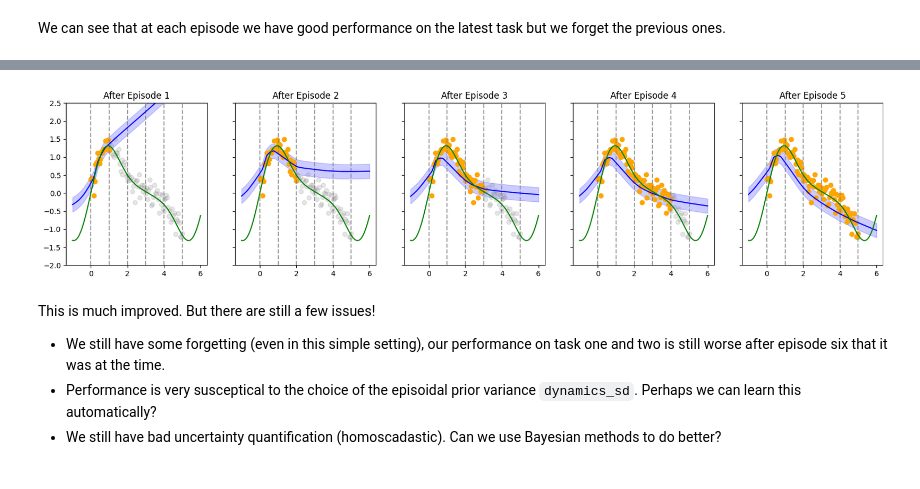
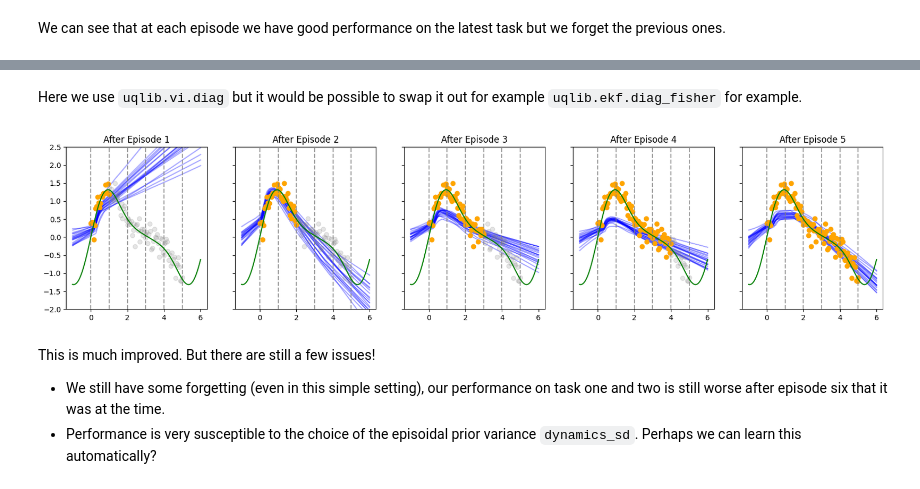
Before and after one commit to normal-computing/posteriors, a Jupyter notebook: examples/continual_regression.ipynb, the cells around one changed output, grey strips where cells are left out. Drawn from its saved outputs; the diff is of its cells as text; code cells hidden in the pictures.

Commit message:
Rewrite continual regression notebook

```diff
--- a/examples/continual_regression.ipynb
+++ b/examples/continual_regression.ipynb
@@ -152,6 +141,0 @@ def train_for_continual_map(model, dataloader, previous_params, n_epochs=100):
-# %%
-mlp.load_state_dict(trained_params[0]);
-continual_trained_params = [copy.deepcopy(trained_params[0])]
-for i in range(1, n_episodes):
-    train_for_continual_map(mlp, dataloaders[i], continual_trained_params[i-1])
-    continual_trained_params += [copy.deepcopy(mlp.state_dict())]
@@ -158,16 +146,49 @@ for i in range(1, n_episodes):
+# %%
+transition_sd = 0.3
+# %%
+def train_for_vi(dataloader, prior_mean, prior_sd, n_epochs=200, init_log_sds=None):
+    seq_log_post = partial(log_posterior, prior_mean=prior_mean, prior_sd=prior_sd)
+    optimizer = torchopt.adam(lr=1e-2)
+    transform = uqlib.vi.diag.build(seq_log_post, optimizer, temperature=1/samps_per_episode, init_log_sds=init_log_sds, stl=False)
+    state = transform.init(dict(mlp.named_parameters()))
+    nelbos = []
+    for _ in range(n_epochs):
+        for batch in dataloader:
+            state = transform.update(state, batch, inplace=False)
+            nelbos.append(state.nelbo)
+    return state, nelbos
+# %% [markdown]
+Here we use `uqlib.vi.diag` but it would be possible to swap it out for example `uqlib.ekf.diag_fisher` for example.
+# %%
+mlp.load_state_dict(trained_params[0])
+vi_states = []
+nelbos = []
+for i in range(n_episodes):
+    seq_prior_mean = prior_mean if i == 0 else vi_states[i - 1].mean
+    # seq_prior_mean = prior_mean
+    seq_prior_sd = prior_sd if i == 0 else tree_map(lambda lsd: torch.sqrt(torch.exp(lsd) ** 2 + transition_sd ** 2), vi_states[i - 1].log_sd_diag)
+    # seq_prior_sd = prior_sd
+    seq_log_sds = tree_map(lambda x: torch.zeros_like(x) - 7., mlp.state_dict())
+    state, nelbos_i = train_for_vi(dataloaders[i], seq_prior_mean, seq_prior_sd, init_log_sds=seq_log_sds)
+    vi_states += [state]
+    nelbos += [nelbos_i]
+    mlp.load_state_dict(vi_states[i].mean)
 # %%
 fig, axes = plt.subplots(1, n_episodes, figsize=(n_episodes * 4, 4), sharex=True, sharey=True)
 
+n_samples = 20
+
 for i, ax in enumerate(axes):
+    for _ in range(n_samples):
+        sample = uqlib.vi.diag.sample(vi_states[i])
+        mlp.load_state_dict(sample)
+        plot_predictions(ax, mlp, plt_linsp, sd=0, alpha=0.2)
     plot_data(ax, up_to_episode=i+1)
-    mlp.load_state_dict(continual_trained_params[i])
-    plot_predictions(ax, mlp, plt_linsp)
     ax.set_title(f"After Episode {i+1}")
 # %% [output]
-[figure, old version]
+[figure, new version]
 # %% [markdown]
 This is much improved. But there are still a few issues!
 
 - We still have some forgetting (even in this simple setting), our performance on task one and two is still worse after episode six that it was at the time.
-- Performance is very susceptical to the choice of the episoidal prior variance `dynamics_sd`. Perhaps we can learn this automatically?
-- We still have bad uncertainty quantification (homoscadastic). Can we use Bayesian methods to do better?
+- Performance is very susceptible to the choice of the episoidal prior variance `dynamics_sd`. Perhaps we can learn this automatically?
```
Also changed, not shown: parts of 23 cells of this notebook, 1 other file.
